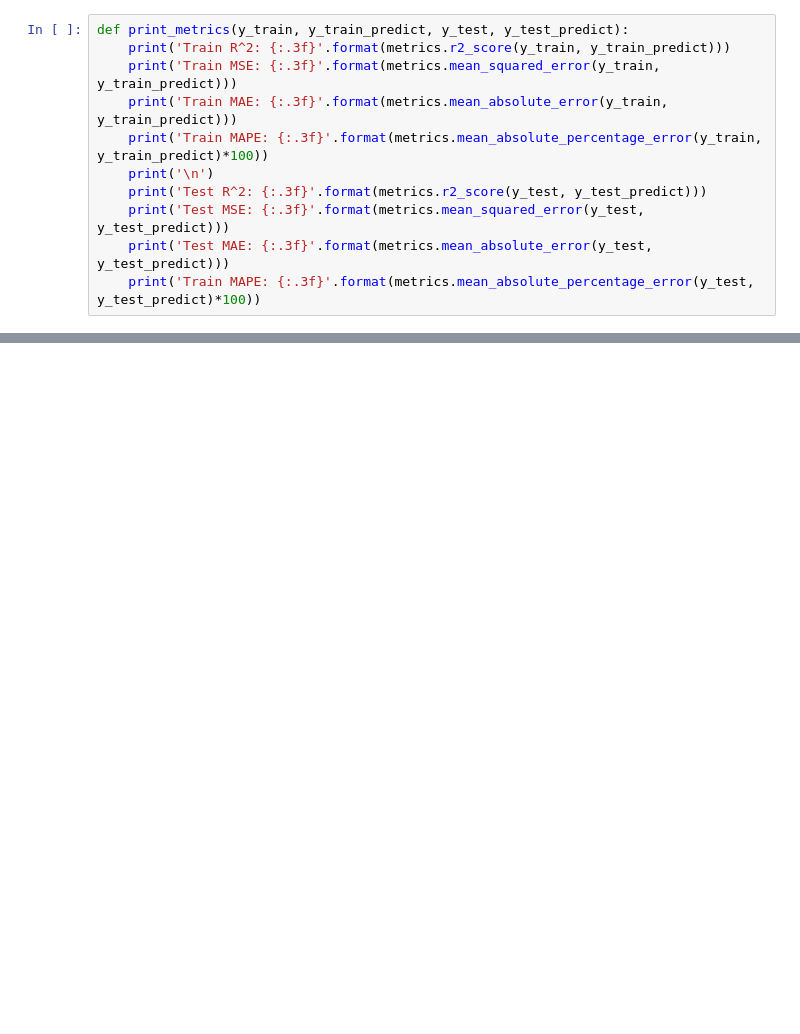
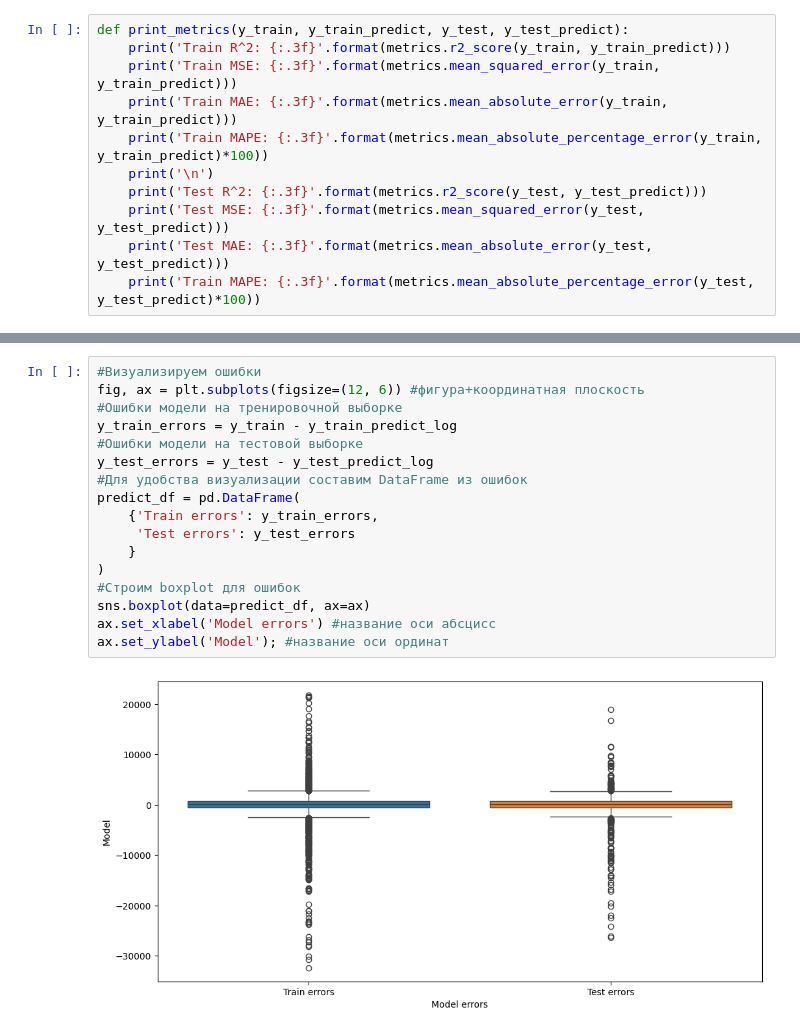
Before and after one commit to AibekDS/Diamonds-for-Sarah, a Jupyter notebook: Notebooks/main.ipynb, the cells around one changed output, grey strips where cells are left out. Saved outputs shown, nothing was run; the diff lists cells and outputs as text; blank space fills up the shorter version.

```diff
--- a/Notebooks/main.ipynb
+++ b/Notebooks/main.ipynb
@@ -460,0 +600,19 @@ def print_metrics(y_train, y_train_predict, y_test, y_test_predict):
+# %%
+#Визуализируем ошибки
+fig, ax = plt.subplots(figsize=(12, 6)) #фигура+координатная плоскость
+#Ошибки модели на тренировочной выборке
+y_train_errors = y_train - y_train_predict_log
+#Ошибки модели на тестовой выборке
+y_test_errors = y_test - y_test_predict_log
+#Для удобства визуализации составим DataFrame из ошибок
+predict_df = pd.DataFrame(
+    {'Train errors': y_train_errors,
+     'Test errors': y_test_errors
+    }
+)
+#Строим boxplot для ошибок
+sns.boxplot(data=predict_df, ax=ax)
+ax.set_xlabel('Model errors') #название оси абсцисс
+ax.set_ylabel('Model'); #название оси ординат
+# %% [output]
+[figure, added]
```
Also changed, not shown: parts of 14 cells of this notebook.
